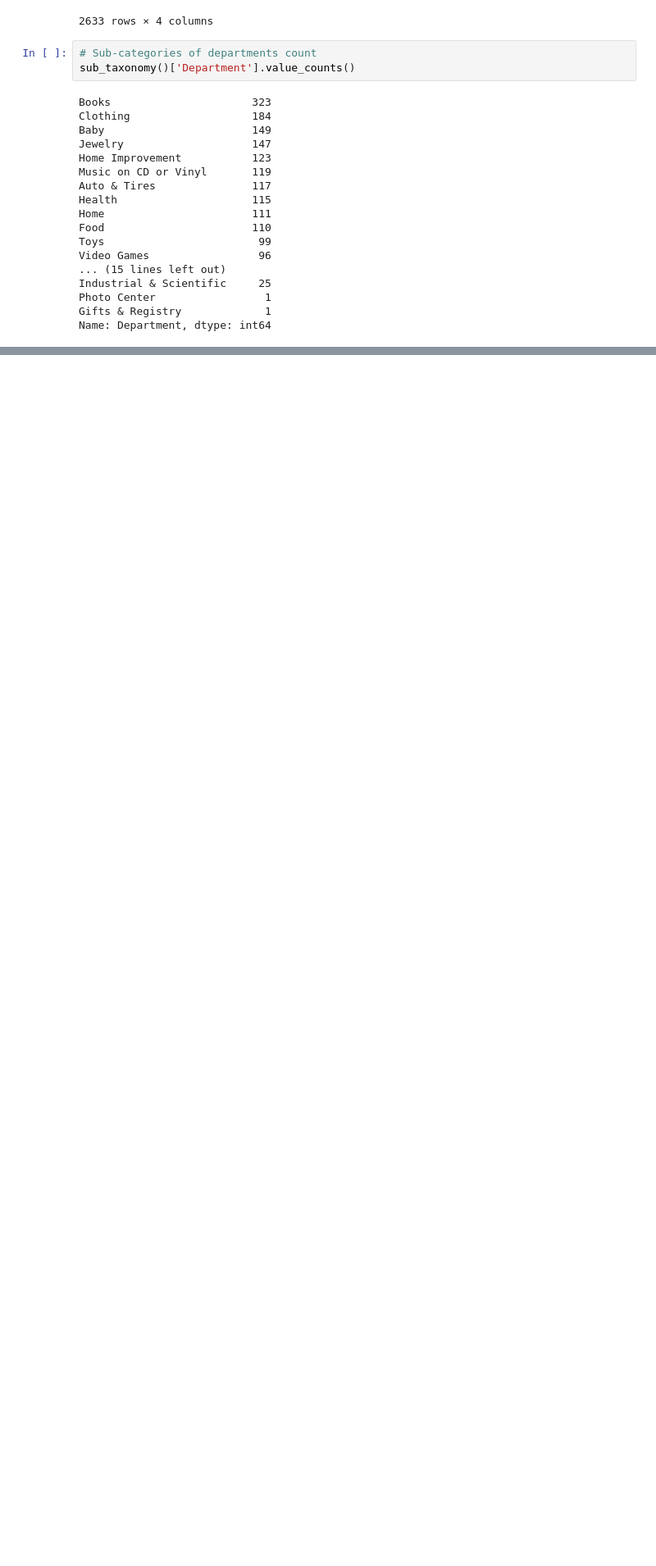
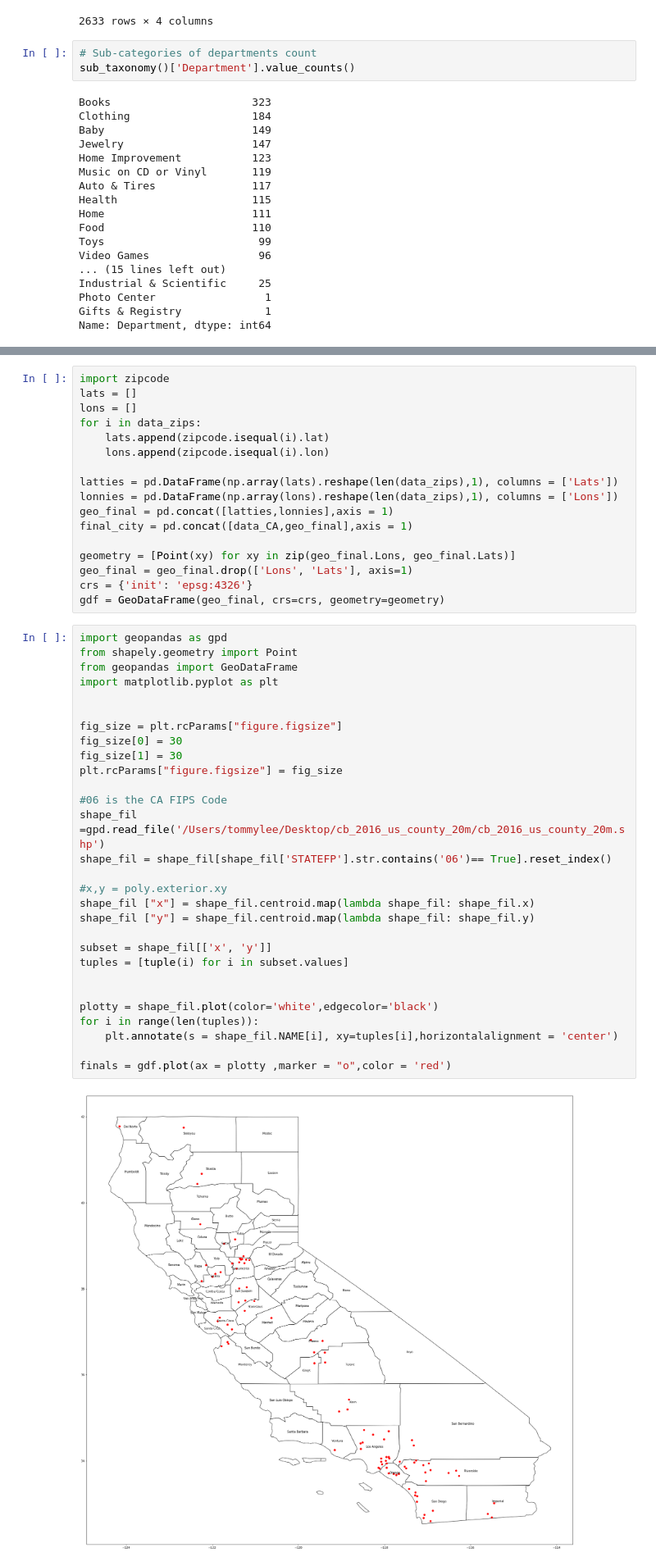
Before and after one commit to zxzzhang/sta141b-proj-zixin-yaqi-tommy, a Jupyter notebook: Walmart-Copy1.ipynb, the cells around one changed output, grey strips where cells are left out. Shown at 82% size. Saved outputs shown, nothing was run; the diff lists cells and outputs as text; blank space fills up the shorter version.

```diff
--- a/Walmart-Copy1.ipynb
+++ b/Walmart-Copy1.ipynb
@@ -204,0 +227,48 @@ specific(sub_taxonomy())
+# %%
+import zipcode
+lats = []
+lons = []
+for i in data_zips:
+    lats.append(zipcode.isequal(i).lat)
+    lons.append(zipcode.isequal(i).lon)
+
+latties = pd.DataFrame(np.array(lats).reshape(len(data_zips),1), columns = ['Lats'])
+lonnies = pd.DataFrame(np.array(lons).reshape(len(data_zips),1), columns = ['Lons'])
+geo_final = pd.concat([latties,lonnies],axis = 1)
+final_city = pd.concat([data_CA,geo_final],axis = 1)
+
+geometry = [Point(xy) for xy in zip(geo_final.Lons, geo_final.Lats)]
+geo_final = geo_final.drop(['Lons', 'Lats'], axis=1)
+crs = {'init': 'epsg:4326'}
+gdf = GeoDataFrame(geo_final, crs=crs, geometry=geometry)
+# %%
+import geopandas as gpd
+from shapely.geometry import Point
+from geopandas import GeoDataFrame
+import matplotlib.pyplot as plt
+
+
+fig_size = plt.rcParams["figure.figsize"]
+fig_size[0] = 30
+fig_size[1] = 30
+plt.rcParams["figure.figsize"] = fig_size
+
+#06 is the CA FIPS Code
+shape_fil =gpd.read_file('/Users/tommylee/Desktop/cb_2016_us_county_20m/cb_2016_us_county_20m.shp')
+shape_fil = shape_fil[shape_fil['STATEFP'].str.contains('06')== True].reset_index()
+
+#x,y = poly.exterior.xy
+shape_fil ["x"] = shape_fil.centroid.map(lambda shape_fil: shape_fil.x)
+shape_fil ["y"] = shape_fil.centroid.map(lambda shape_fil: shape_fil.y)
+
+subset = shape_fil[['x', 'y']]
+tuples = [tuple(i) for i in subset.values]
+
+
+plotty = shape_fil.plot(color='white',edgecolor='black')
+for i in range(len(tuples)):
+    plt.annotate(s = shape_fil.NAME[i], xy=tuples[i],horizontalalignment = 'center')
+
+finals = gdf.plot(ax = plotty ,marker = "o",color = 'red')
+# %% [output]
+[figure, added]
```
Also changed, not shown: parts of 4 cells of this notebook.
